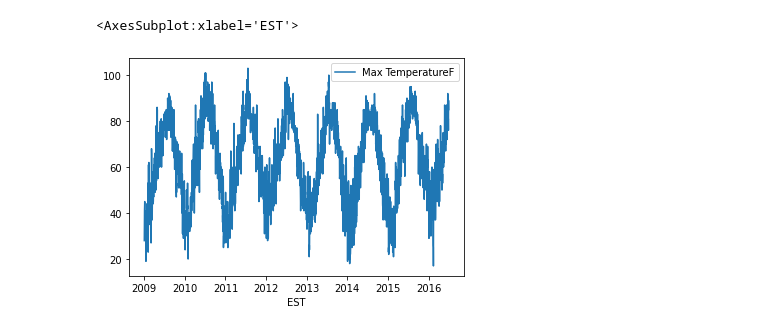
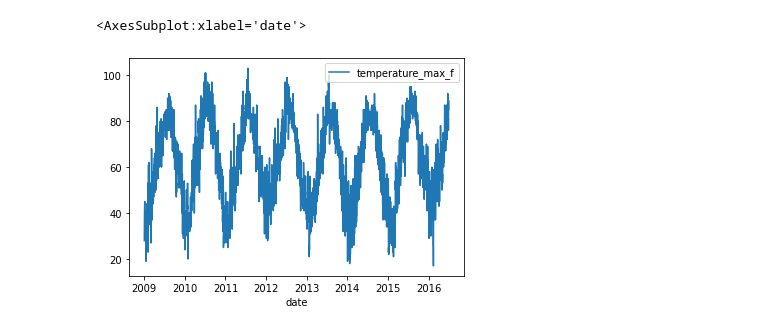
Before and after one commit to guidok91/jupyter-notebooks, a Jupyter notebook: notebooks/weather_analysis.ipynb, the cells around one changed output. Saved outputs shown, nothing was run; the diff lists cells and outputs as text; code cells hidden in the pictures.

```diff
--- a/notebooks/weather_analysis.ipynb
+++ b/notebooks/weather_analysis.ipynb
@@ -46,2 +45,5 @@ root
 # %%
-df = df.withColumn("EST", F.to_date(F.col("EST"), "M/d/yyyy"))
+df = df.withColumn(
+    "date",
+    F.to_date(F.col("date"), "M/d/yyyy")
+)
@@ -48,10 +70,10 @@ df = df.withColumn("EST", F.to_date(F.col("EST"), "M/d/yyyy"))
 # %%
 (
     df
-    .select("EST", "Max TemperatureF")
+    .select("date", "temperature_max_f")
     .toPandas()
-    .plot(x="EST", y="Max TemperatureF")
+    .plot(x="date", y="temperature_max_f")
 )
 # %% [output]
-<AxesSubplot:xlabel='EST'>
+<AxesSubplot:xlabel='date'>
-[figure, old version]
+[figure, new version]
```
Also changed, not shown: parts of 6 cells of this notebook, 1 other file.
